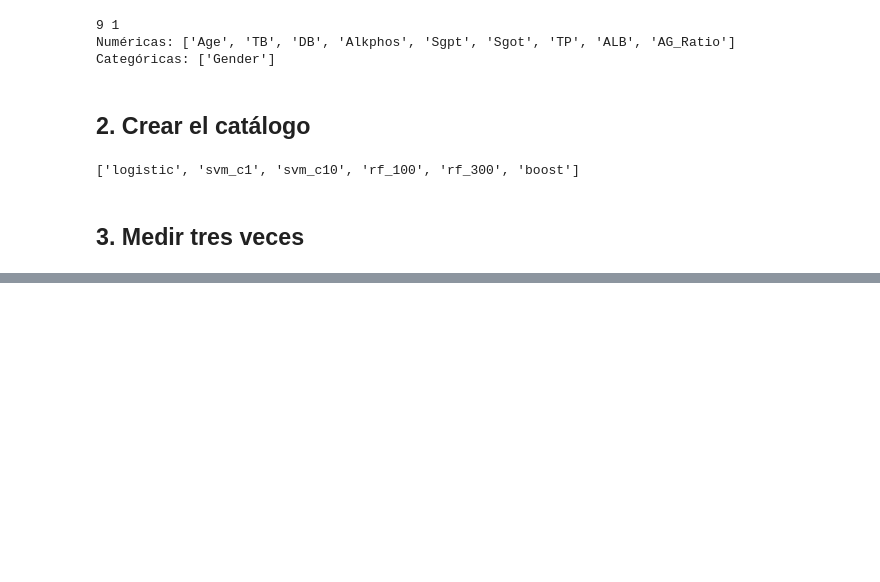
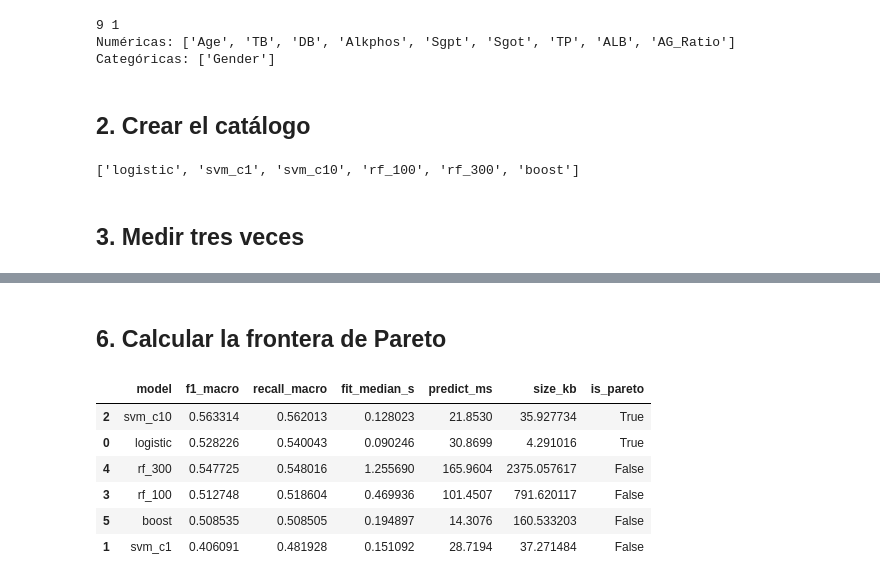
Before and after one commit to raimiruben/INF8239_U01, a Jupyter notebook: notebooks/02_ensambles_green_ai.ipynb, the cells around one changed output, grey strips where cells are left out. Drawn from its saved outputs; the diff is of its cells as text; code cells hidden in the pictures; blank space fills up the shorter version.

```diff
--- a/notebooks/02_ensambles_green_ai.ipynb
+++ b/notebooks/02_ensambles_green_ai.ipynb
@@ -120,0 +249,20 @@ print(list(models.keys()))
+# %% [markdown]
+## 6. Calcular la frontera de Pareto
+# %%
+from inf8239_u01.green import pareto_flags
+
+results["is_pareto"] = pareto_flags(results)
+
+results_dir = Path.cwd().parent / "reports"
+results_dir.mkdir(parents=True, exist_ok=True)
+results.to_csv(results_dir / "green_ai_results.csv", index=False)
+
+results.sort_values(["is_pareto", "f1_macro"], ascending=[False, False])
+# %% [output]
+|  | model | f1_macro | recall_macro | fit_median_s | predict_ms | size_kb | is_pareto |
+| 2 | svm_c10 | 0.563314 | 0.562013 | 0.128023 | 21.8530 | 35.927734 | True |
+| 0 | logistic | 0.528226 | 0.540043 | 0.090246 | 30.8699 | 4.291016 | True |
+| 4 | rf_300 | 0.547725 | 0.548016 | 1.255690 | 165.9604 | 2375.057617 | False |
+| 3 | rf_100 | 0.512748 | 0.518604 | 0.469936 | 101.4507 | 791.620117 | False |
+| 5 | boost | 0.508535 | 0.508505 | 0.194897 | 14.3076 | 160.533203 | False |
+| 1 | svm_c1 | 0.406091 | 0.481928 | 0.151092 | 28.7194 | 37.271484 | False |
```
Also changed, not shown: parts of 13 cells of this notebook, 3 other files.
